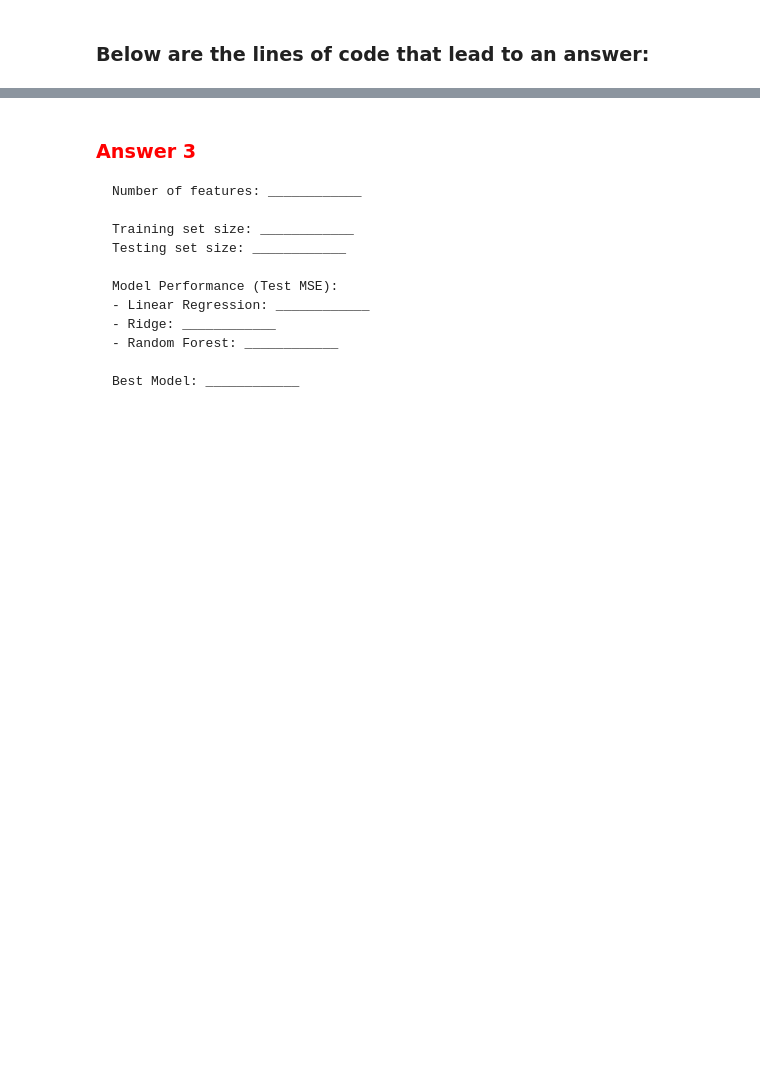
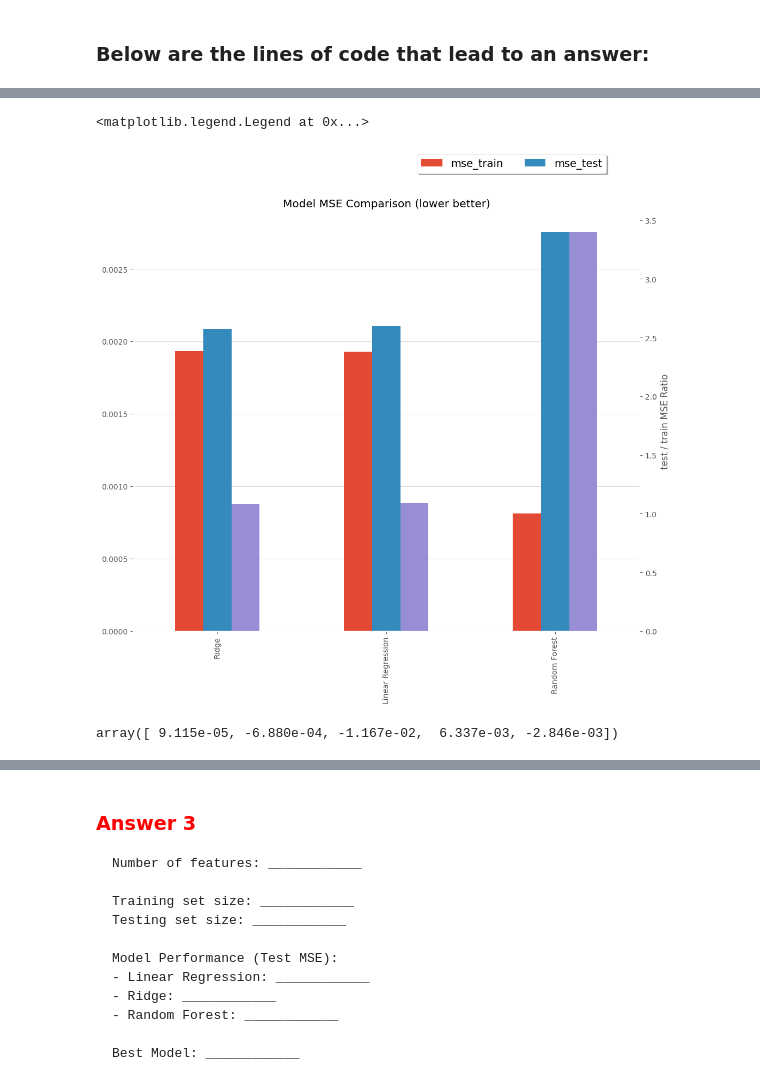
Before and after one commit to changjulian17/qf627, a Jupyter notebook: mock_paper/mock_paper_3/QF627_Mock_Exam_1Hour.ipynb, the cells around one changed output, grey strips where cells are left out. Drawn from its saved outputs; the diff is of its cells as text; code cells hidden in the pictures; blank space fills up the shorter version.

```diff
--- a/mock_paper/mock_paper_3/QF627_Mock_Exam_1Hour.ipynb
+++ b/mock_paper/mock_paper_3/QF627_Mock_Exam_1Hour.ipynb
@@ -366,4 +739,36 @@ models = {
 # %%
 # Calculate MSE for each model
+# get results DataFrame
+
+## Create results dataframe
+metrics = pd.DataFrame(mse_results).T.sort_values(by='mse_test')
+metrics['mse_ratio'] = metrics['mse_test'] / metrics['mse_train']
+metrics
+
+## Visualization of model comparison
+ax =\
+(
+    metrics[['mse_train', 'mse_test', 'mse_ratio']].plot(
+        secondary_y = 'mse_ratio',
+        kind='bar',
+        title='Model MSE Comparison (lower better)',
+        ylabel='test / train MSE Ratio',
+        figsize=(12, 10)
+    )
+)
+
+ax.xaxis.grid(False)
+
+(
+    ax
+    .legend(loc = "upper left",
+            bbox_to_anchor = (0.55, 1.15),
+            ncol = 4,
+            shadow = True
+           )
+)
+# %% [output]
+<matplotlib.legend.Legend at 0x...>
+[figure, added]
 # %%
 # Actual vs Predicted plot for best model
@@ -369,0 +778,4 @@ models = {
+# %%
+model.coef_
+# %% [output]
+array([ 9.115e-05, -6.880e-04, -1.167e-02,  6.337e-03, -2.846e-03])
```
Also changed, not shown: parts of 48 cells of this notebook, 1 other file.
